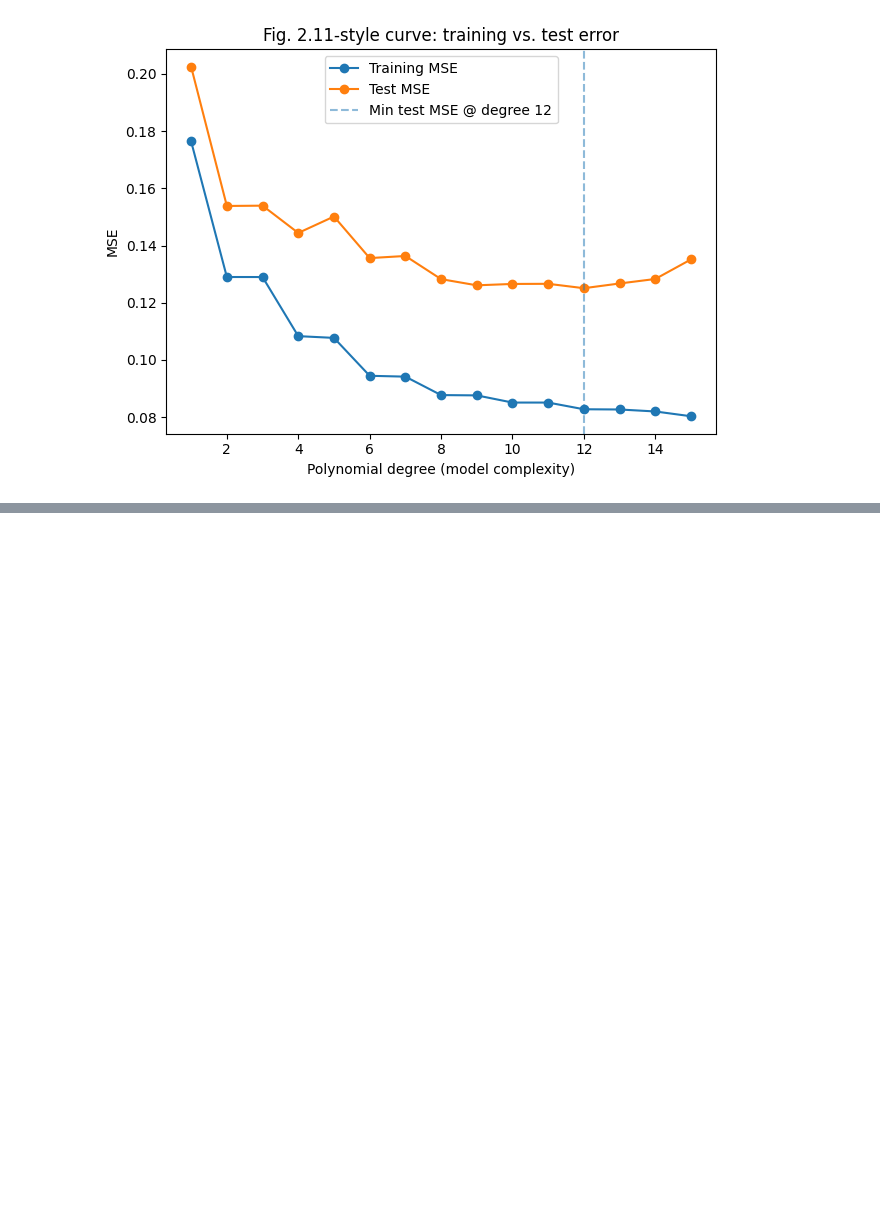
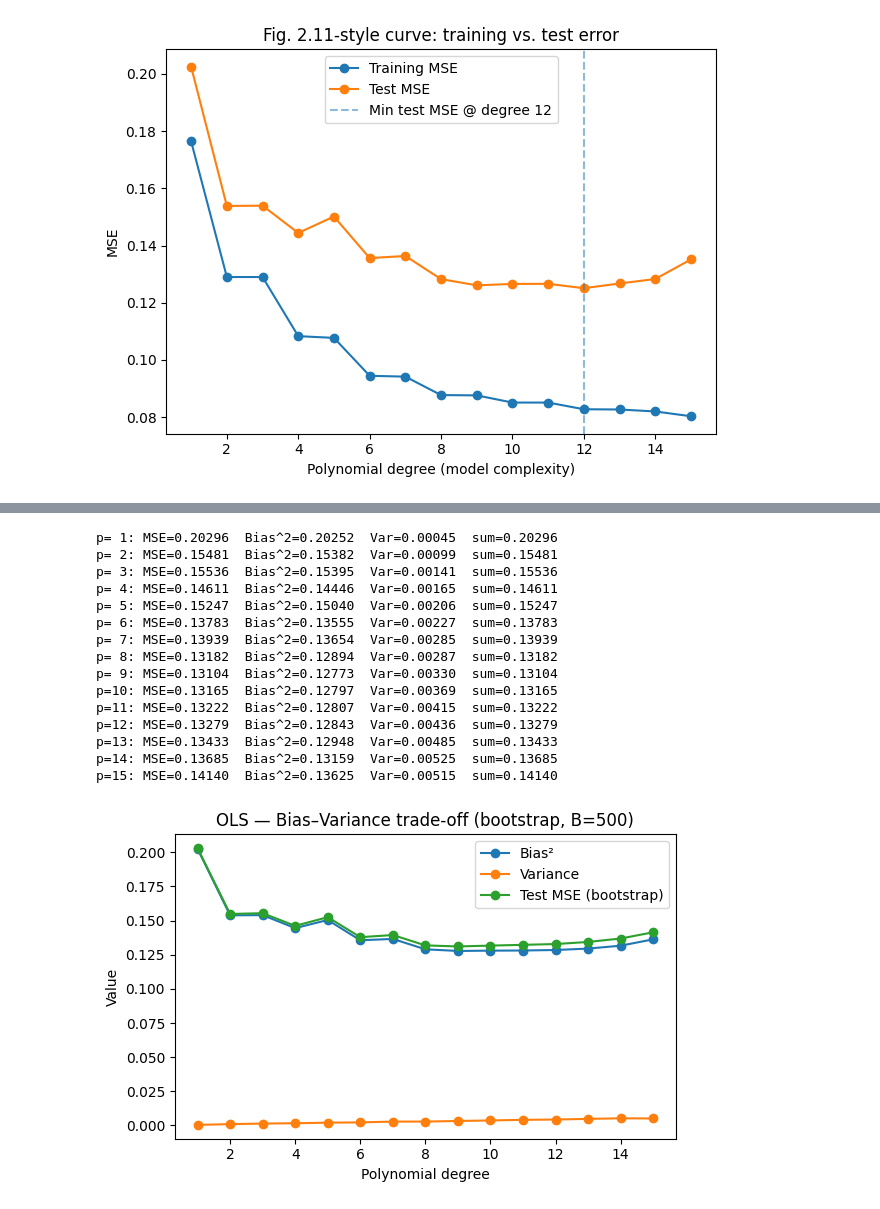
Before and after one commit to beateovl/FYS-STK4155, a Jupyter notebook: Project-1/Notebooks/Part_g_BiasVariance.ipynb, the cells around one changed output, grey strips where cells are left out. Drawn from its saved outputs; the diff is of its cells as text; code cells hidden in the pictures; blank space fills up the shorter version.

```diff
--- a/Project-1/Notebooks/Part_g_BiasVariance.ipynb
+++ b/Project-1/Notebooks/Part_g_BiasVariance.ipynb
@@ -14,7 +14,7 @@ fig_dir.mkdir(parents=True, exist_ok=True)
 
 from Code.data import make_data, build_features, split_and_scale
 
-# --- Project-wide experiment config (used in ALL notebooks) ---
+# --- Project-wide experiment config (new variables added on as they are introduced) ---
 
 # Data settings
 N_SAMPLES   = 300     # number of samples
@@ -31,9 +31,7 @@ LAM_GRID_RIDGE = np.logspace(-6, 1, 40)  # wider range for ridge
 LAM_GRID_LASSO = np.logspace(-6, 0, 60)  # less range for LASSO
 
 # Optimizer settings
-ETA_FULL   = 5e-3     # full-batch GD steps
-ITERS_FULL = 5000     # full-batch GD iterations
-LAM_RIDGE  = 0.0203   # Taken from ridge experiments (02_Ridge_lambda.ipynb) best lambda for degree 15
+LAM_RIDGE  = 0.0203   # since n_factor=True, this gives α=0.03.. (see alpha_from_lambda)
 BETA = 0.3    # momentum parameter
 B1 = 0.9    # Adam parameter
 B2 = 0.999  # Adam parameter
@@ -47,15 +45,19 @@ ETA_MB_OLS   = 1e-2   # for OLS, can be larger
 ETA_MB_RIDGE = 1e-2   # for ridge, need to tune
 SEED_MB      = 42     # minibatch shuffle
 
-# Resampling
-B = 200 # bootstrap samples
+B = 500 # number of bootstrap resamples
 
 # --- Generate data explicitly---
 x, y = make_data(n=N_SAMPLES, noise_sd=NOISE_SD, seed=SEED_DATA)
 X_full = build_features(x, degree=DEG_MAX, include_bias=False)
 
 
-#X_tr_s, X_te_s, y_tr_c, y_te, scaler, y_mean = split_and_scale(X_full, y, test_size=TEST_SIZE, random_state=SEED_SPLIT)
+X_tr_s, X_te_s, y_tr_c, y_te, scaler, y_mean = split_and_scale(X_full, y, test_size=TEST_SIZE, random_state=SEED_SPLIT)
+
+Xtr_p = X_tr_s[:, :P_FIXED]
+Xte_p = X_te_s[:, :P_FIXED]
+p = Xtr_p.shape[1]
+theta0 = np.zeros(p)
 # %%
 from Code.models import fit_ols
 from Code.metrics import mse, r2
@@ -156,0 +105,56 @@ plt.savefig(fig_dir / "ols_bias_variance.png", dpi=300, bbox_inches="tight")
+# %%
+# ===== 2) Bootstrap bias–variance decomposition on test set =====
+
+bias2_list, var_list, mse_te_list = [], [], []
+
+for p in range(1, DEG_MAX + 1):
+    Xtr_p = X_tr_s[:, :p]
+    Xte_p = X_te_s[:, :p]
+
+    # P has shape (B, n_test): each row = predictions on the SAME held-out test set
+    P = bootstrap_predictions(
+        fit_fn=fit_ols,             # closed-form OLS on centered y
+        pred_fn=predict_centered,   # adds back y_mean for predictions
+        Xtr_s=Xtr_p,
+        ytr_c=y_tr_c,
+        Xte_s=Xte_p,
+        y_mean=y_mean,
+        B=B,
+        seed=SEED_DATA
+    )
+
+    # Returns scalars averaged over test points
+    bias2, var, mse_boot = bias_variance_from_preds(P, y_true=y_te.ravel())
+    bias2_list.append(bias2)
+    var_list.append(var)
+    mse_te_list.append(mse_boot)
+
+    # per-degree sanity check in console
+    print(f"p={p:2d}: MSE={mse_boot:.5f}  Bias^2={bias2:.5f}  Var={var:.5f}  sum={bias2+var:.5f}")
+
+plt.figure(figsize=(6,4))
+plt.plot(range(1, DEG_MAX+1), bias2_list, marker="o", label="Bias²")
+plt.plot(range(1, DEG_MAX+1), var_list,   marker="o", label="Variance")
+plt.plot(range(1, DEG_MAX+1), mse_te_list,marker="o", label="Test MSE (bootstrap)")
+plt.xlabel("Polynomial degree")
+plt.ylabel("Value")
+plt.title(f"OLS — Bias–Variance trade-off (bootstrap, B={B})")
+plt.legend(); plt.tight_layout()
+plt.savefig(fig_dir / "g_ols_bias_variance_bootstrap.png", dpi=300, bbox_inches="tight")
+# %% [output]
+p= 1: MSE=0.20296  Bias^2=0.20252  Var=0.00045  sum=0.20296
+p= 2: MSE=0.15481  Bias^2=0.15382  Var=0.00099  sum=0.15481
+p= 3: MSE=0.15536  Bias^2=0.15395  Var=0.00141  sum=0.15536
+p= 4: MSE=0.14611  Bias^2=0.14446  Var=0.00165  sum=0.14611
+p= 5: MSE=0.15247  Bias^2=0.15040  Var=0.00206  sum=0.15247
+p= 6: MSE=0.13783  Bias^2=0.13555  Var=0.00227  sum=0.13783
+p= 7: MSE=0.13939  Bias^2=0.13654  Var=0.00285  sum=0.13939
+p= 8: MSE=0.13182  Bias^2=0.12894  Var=0.00287  sum=0.13182
+p= 9: MSE=0.13104  Bias^2=0.12773  Var=0.00330  sum=0.13104
+p=10: MSE=0.13165  Bias^2=0.12797  Var=0.00369  sum=0.13165
+p=11: MSE=0.13222  Bias^2=0.12807  Var=0.00415  sum=0.13222
+p=12: MSE=0.13279  Bias^2=0.12843  Var=0.00436  sum=0.13279
+p=13: MSE=0.13433  Bias^2=0.12948  Var=0.00485  sum=0.13433
+p=14: MSE=0.13685  Bias^2=0.13159  Var=0.00525  sum=0.13685
+p=15: MSE=0.14140  Bias^2=0.13625  Var=0.00515  sum=0.14140
+[figure, added]
```
Also changed, not shown: parts of 1 cell of this notebook, 27 other files.
